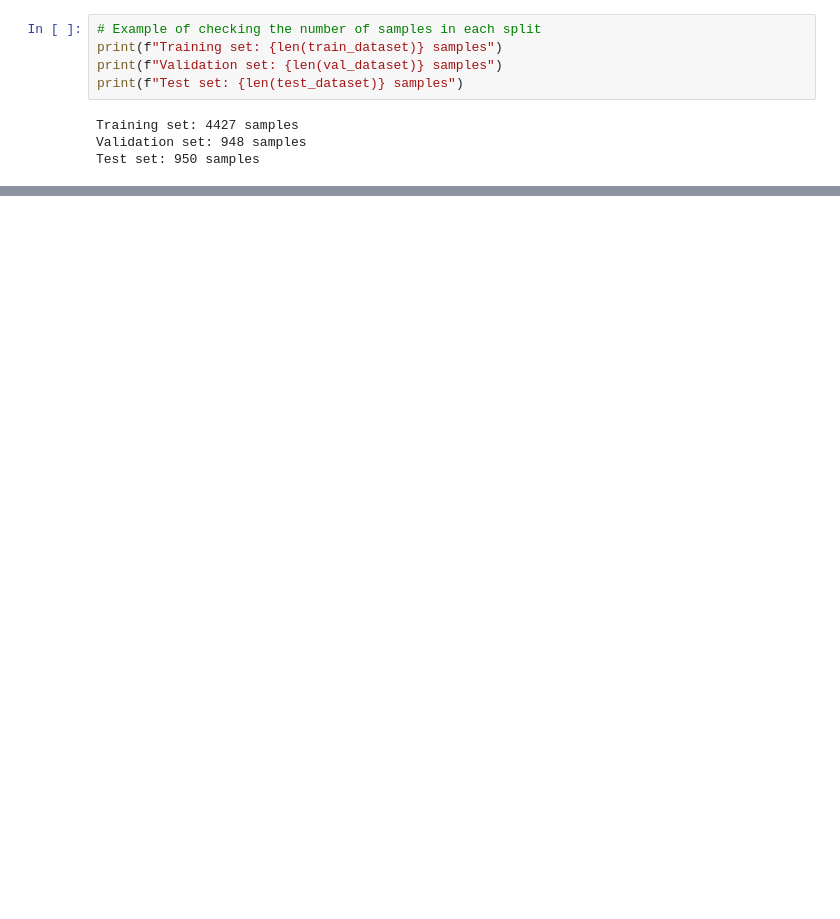
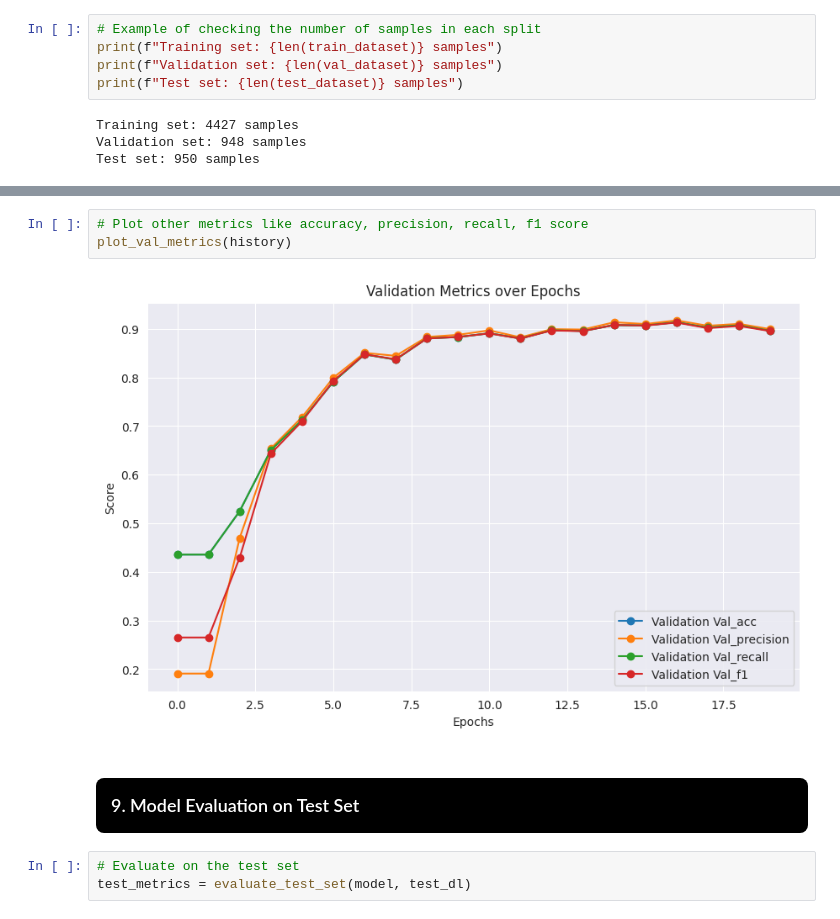
Before and after one commit to Oyebamiji-Micheal/T-Shirt-Sleeve-Classification-using-Convolutional-Neural-Network, a Jupyter notebook: t-shirt-sleeve-classification-using-cnns.ipynb, the cells around one changed output, grey strips where cells are left out. Saved outputs shown, nothing was run; the diff lists cells and outputs as text; blank space fills up the shorter version.

```diff
--- a/t-shirt-sleeve-classification-using-cnns.ipynb
+++ b/t-shirt-sleeve-classification-using-cnns.ipynb
@@ -105,0 +379,10 @@ Test set: 950 samples
+# %%
+# Plot other metrics like accuracy, precision, recall, f1 score
+plot_val_metrics(history)
+# %% [output]
+[figure, added]
+# %% [markdown]
+<h3 style="background-color:black;color:white;border-radius: 8px; padding:15px">9. Model Evaluation on Test Set</h3>
+# %%
+# Evaluate on the test set
+test_metrics = evaluate_test_set(model, test_dl)
```
Also changed, not shown: parts of 32 cells of this notebook.
